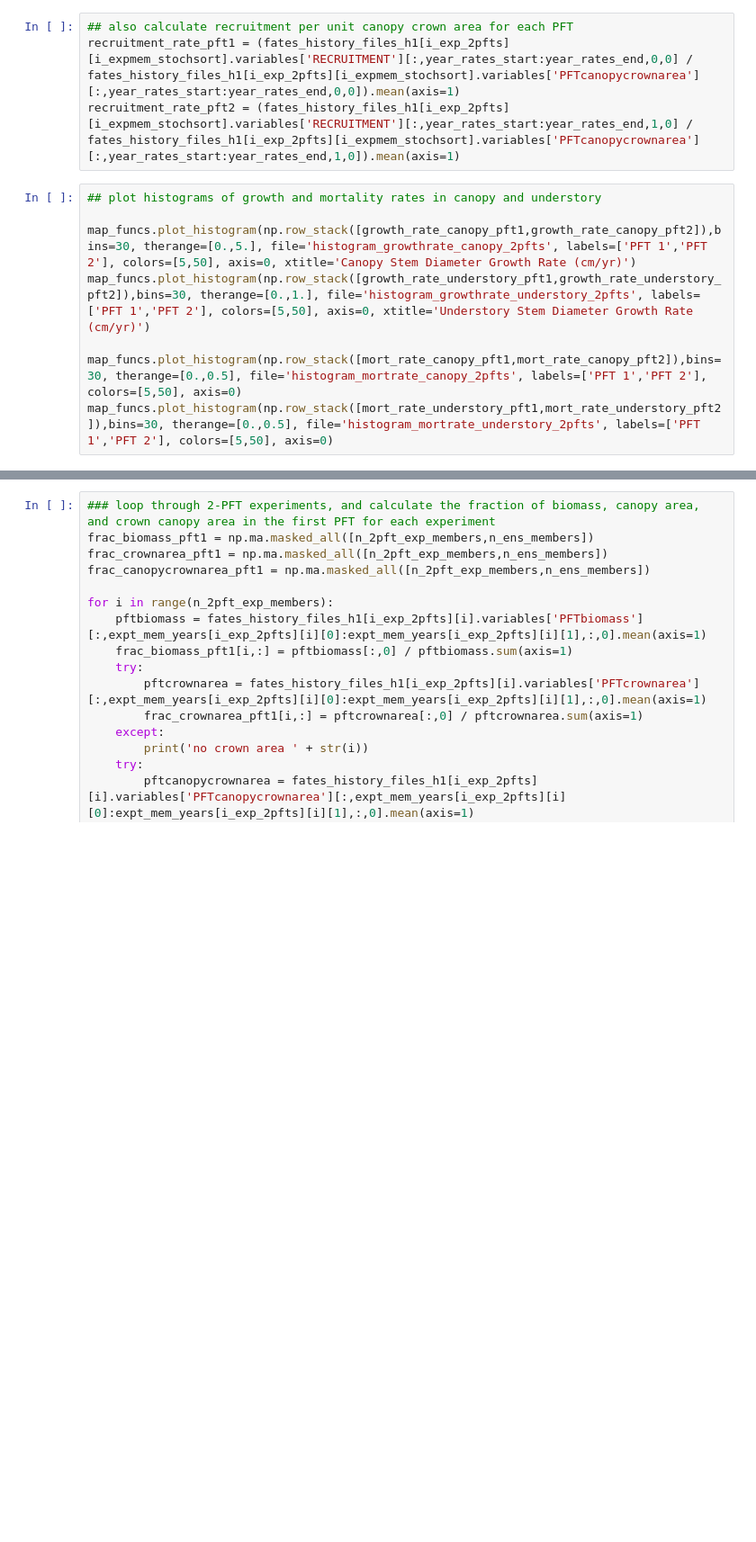
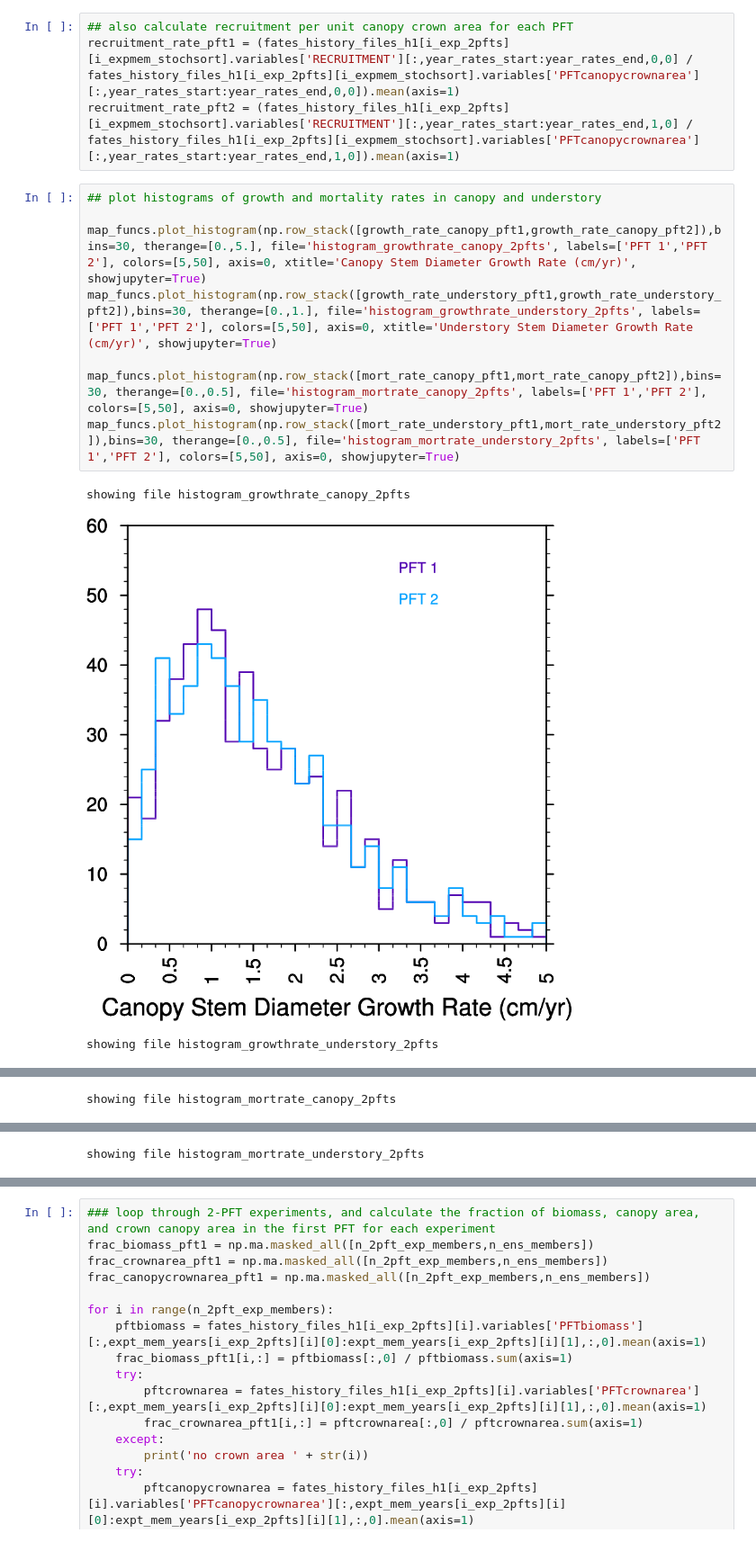
Before and after one commit to NGEET/testbeds, a Jupyter notebook: BCI_testbed/fates_output_analysis_npfts_expt.ipynb, the cells around one changed output, grey strips where cells are left out. Shown at 90% size. Cells and saved outputs as stored; diff of their text form; blank space fills up the shorter version.

```diff
--- a/BCI_testbed/fates_output_analysis_npfts_expt.ipynb
+++ b/BCI_testbed/fates_output_analysis_npfts_expt.ipynb
@@ -300,8 +328,12 @@ recruitment_rate_pft2 = (fates_history_files_h1[i_exp_2pfts][i_expmem_stochsort]
 # %%
 ## plot histograms of growth and mortality rates in canopy and understory
 
-map_funcs.plot_histogram(np.row_stack([growth_rate_canopy_pft1,growth_rate_canopy_pft2]),bins=30, therange=[0.,5.], file='histogram_growthrate_canopy_2pfts', labels=['PFT 1','PFT 2'], colors=[5,50], axis=0, xtitle='Canopy Stem Diameter Growth Rate (cm/yr)')
-map_funcs.plot_histogram(np.row_stack([growth_rate_understory_pft1,growth_rate_understory_pft2]),bins=30, therange=[0.,1.], file='histogram_growthrate_understory_2pfts', labels=['PFT 1','PFT 2'], colors=[5,50], axis=0, xtitle='Understory Stem Diameter Growth Rate (cm/yr)')
+map_funcs.plot_histogram(np.row_stack([growth_rate_canopy_pft1,growth_rate_canopy_pft2]),bins=30, therange=[0.,5.], file='histogram_growthrate_canopy_2pfts', labels=['PFT 1','PFT 2'], colors=[5,50], axis=0, xtitle='Canopy Stem Diameter Growth Rate (cm/yr)', showjupyter=True)
+map_funcs.plot_histogram(np.row_stack([growth_rate_understory_pft1,growth_rate_understory_pft2]),bins=30, therange=[0.,1.], file='histogram_growthrate_understory_2pfts', labels=['PFT 1','PFT 2'], colors=[5,50], axis=0, xtitle='Understory Stem Diameter Growth Rate (cm/yr)', showjupyter=True)
 
-map_funcs.plot_histogram(np.row_stack([mort_rate_canopy_pft1,mort_rate_canopy_pft2]),bins=30, therange=[0.,0.5], file='histogram_mortrate_canopy_2pfts', labels=['PFT 1','PFT 2'], colors=[5,50], axis=0)
-map_funcs.plot_histogram(np.row_stack([mort_rate_understory_pft1,mort_rate_understory_pft2]),bins=30, therange=[0.,0.5], file='histogram_mortrate_understory_2pfts', labels=['PFT 1','PFT 2'], colors=[5,50], axis=0)
+map_funcs.plot_histogram(np.row_stack([mort_rate_canopy_pft1,mort_rate_canopy_pft2]),bins=30, therange=[0.,0.5], file='histogram_mortrate_canopy_2pfts', labels=['PFT 1','PFT 2'], colors=[5,50], axis=0, showjupyter=True)
+map_funcs.plot_histogram(np.row_stack([mort_rate_understory_pft1,mort_rate_understory_pft2]),bins=30, therange=[0.,0.5], file='histogram_mortrate_understory_2pfts', labels=['PFT 1','PFT 2'], colors=[5,50], axis=0, showjupyter=True)
+# %% [output]
+showing file histogram_growthrate_canopy_2pfts
+[figure, added]
+showing file histogram_growthrate_understory_2pfts
@@ -307,0 +341 @@ map_funcs.plot_histogram(np.row_stack([mort_rate_understory_pft1,mort_rate_under
+showing file histogram_mortrate_canopy_2pfts
@@ -307,0 +343 @@ map_funcs.plot_histogram(np.row_stack([mort_rate_understory_pft1,mort_rate_under
+showing file histogram_mortrate_understory_2pfts
```
Also changed, not shown: parts of 17 cells of this notebook.
